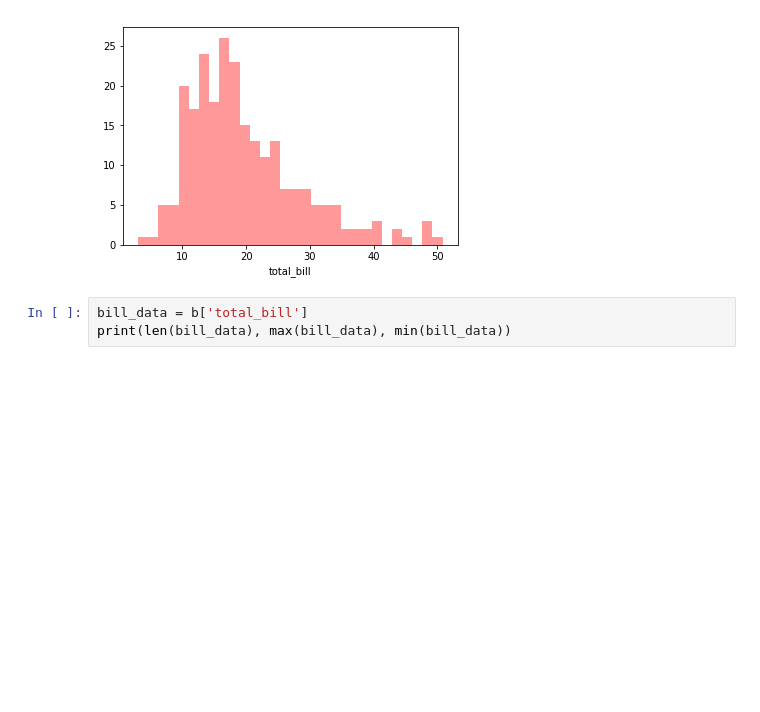
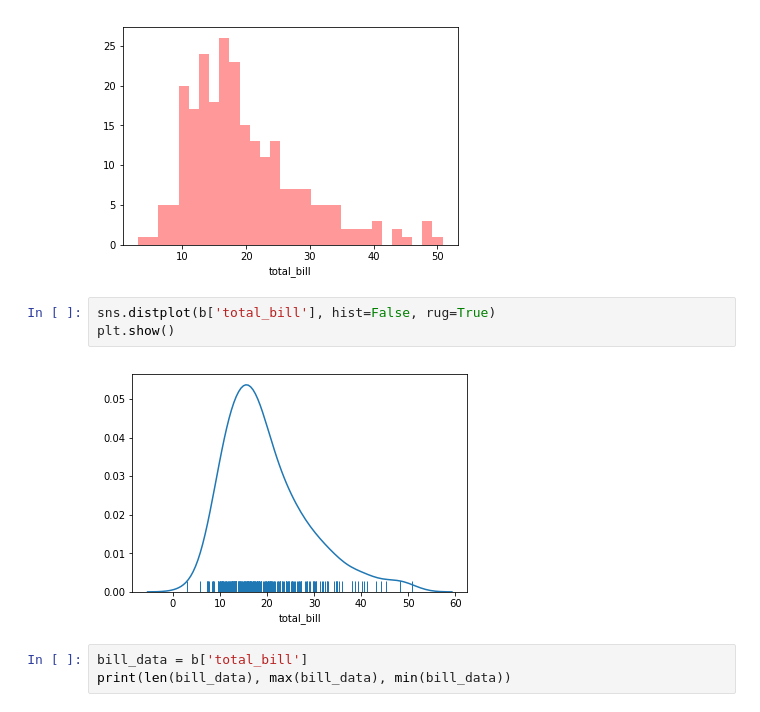
Before and after one commit to gigimic/scripts_all, a Jupyter notebook: plots_seaborn.ipynb, the cells around one changed output. Saved outputs shown, nothing was run; the diff lists cells and outputs as text; blank space fills up the shorter version.

Commit message:
seaborn visualizations

```diff
--- a/plots_seaborn.ipynb
+++ b/plots_seaborn.ipynb
@@ -38,6 +38,11 @@ sns.distplot(b['total_bill'], kde = False, color ='red', bins = 30)
 plt.show()
 # %% [output]
 [figure]
+# %%
+sns.distplot(b['total_bill'], hist=False, rug=True)
+plt.show()
+# %% [output]
+[figure, added]
 # %%
 bill_data = b['total_bill']
 print(len(bill_data), max(bill_data), min(bill_data))
```
Also changed, not shown: parts of 4 cells of this notebook.
